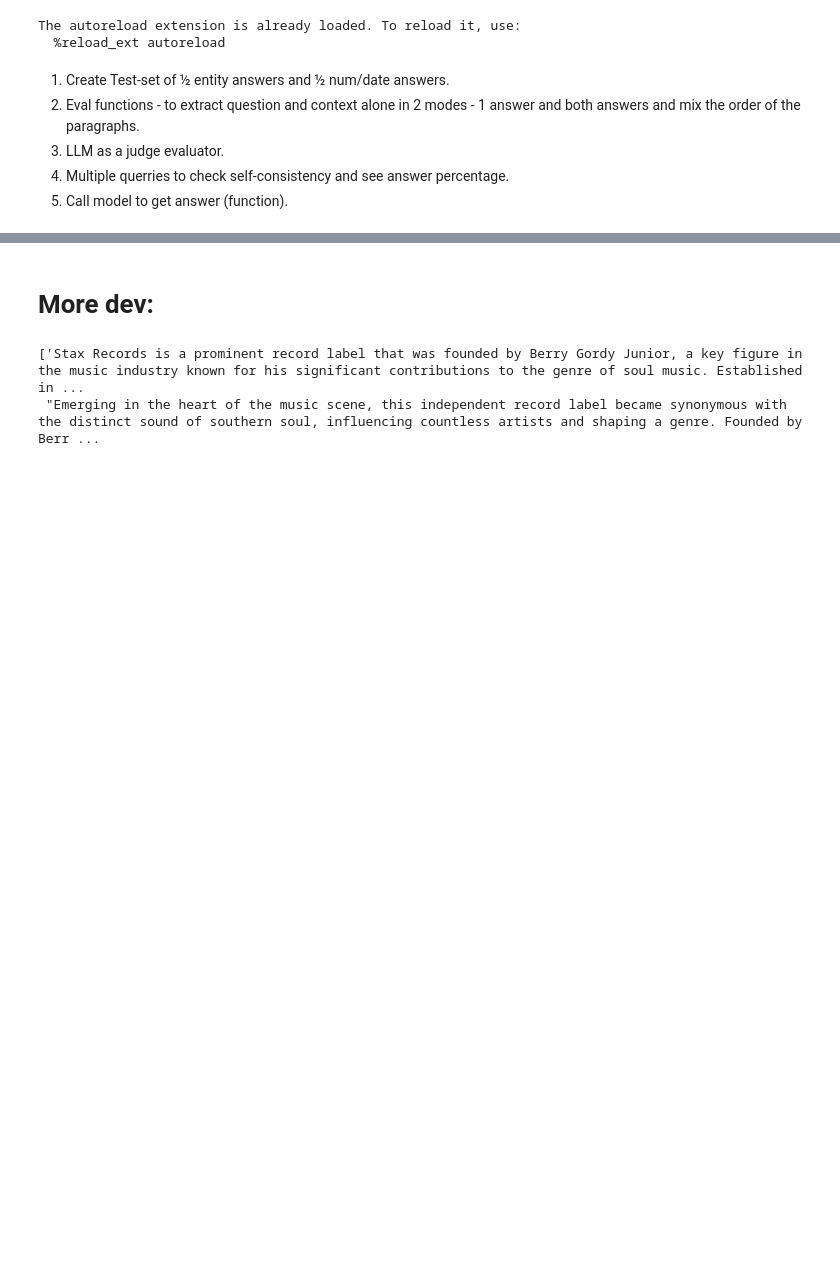
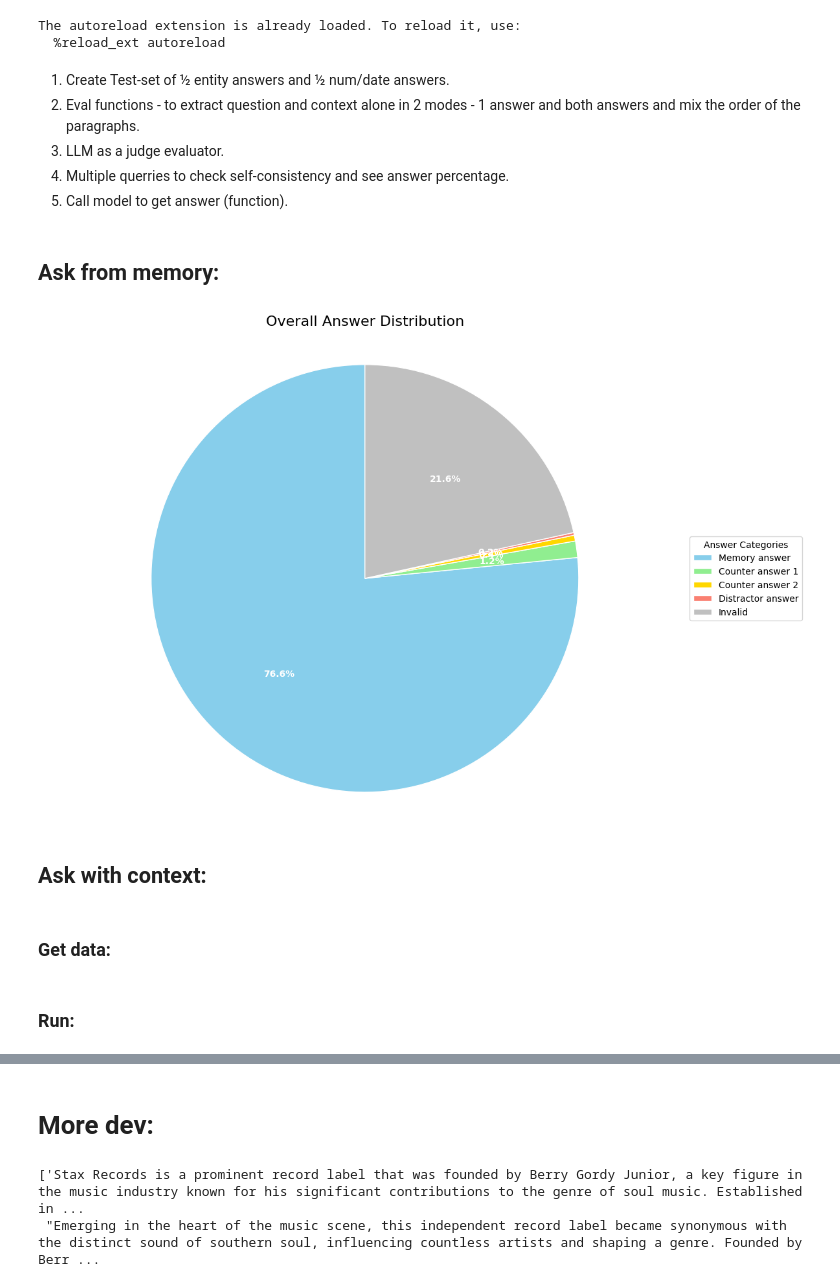
Before and after one commit to danielhk753/CLECK, a Jupyter notebook: notebooks/evaluation.ipynb, the cells around one changed output, grey strips where cells are left out. Cells and saved outputs as stored; diff of their text form; code cells hidden in the pictures; blank space fills up the shorter version.

Commit message:
Work in progress - evaluation

```diff
--- a/notebooks/evaluation.ipynb
+++ b/notebooks/evaluation.ipynb
@@ -32,6 +32,25 @@ dataset_qa_ents = load_json(f"{REPO_PATH}\data_files\knowledge_maze_qa_ents.json
 dataset_paragraphs_ents = load_json(f"{REPO_PATH}\data_files\knowledge_maze_paragraphs_ents.json")
 dataset_qa_nums = load_json(f"{REPO_PATH}\data_files\knowledge_maze_qa_nums.json")
 dataset_paragraphs_nums = load_json(f"{REPO_PATH}\data_files\knowledge_maze_paragraphs_nums.json")
+# %% [markdown]
+## Ask from memory:
+# %%
+from knowledge_maze.evaluation.ask_llm import ask_llm_from_memory, judge_answer
+mem_res = []
+for sample in dataset_qa_ents[:50]:
+    question = sample['Question']
+    answers = await ask_llm_from_memory(question, num_retries=50)
+    summary_results = await judge_answer(answers, options=sample['Answer'])
+    mem_res.append(summary_results)
+# %%
+from knowledge_maze.evaluation.ask_llm import plot_aggregated_pie
+plot_aggregated_pie(mem_res)
+# %% [output]
+[figure, added]
+# %% [markdown]
+## Ask with context:
+# %% [markdown]
+### Get data:
 # %%
 from typing import List, Dict, Any
 
@@ -117,6 +170,8 @@ def get_dataset(qa_data: List[Dict[str, Any]], paragraph_data: Dict[str, Dict[st
 # %%
 ent_dataset = get_dataset(dataset_qa_ents, dataset_paragraphs_ents)
 num_dataset = get_dataset(dataset_qa_nums, dataset_paragraphs_nums)
+# %% [markdown]
+### Run:
 # %%
 from knowledge_maze.evaluation.ask_llm import ask_llm, judge_answer
 res = []
```
Also changed, not shown: parts of 20 cells of this notebook, 1 other file.
